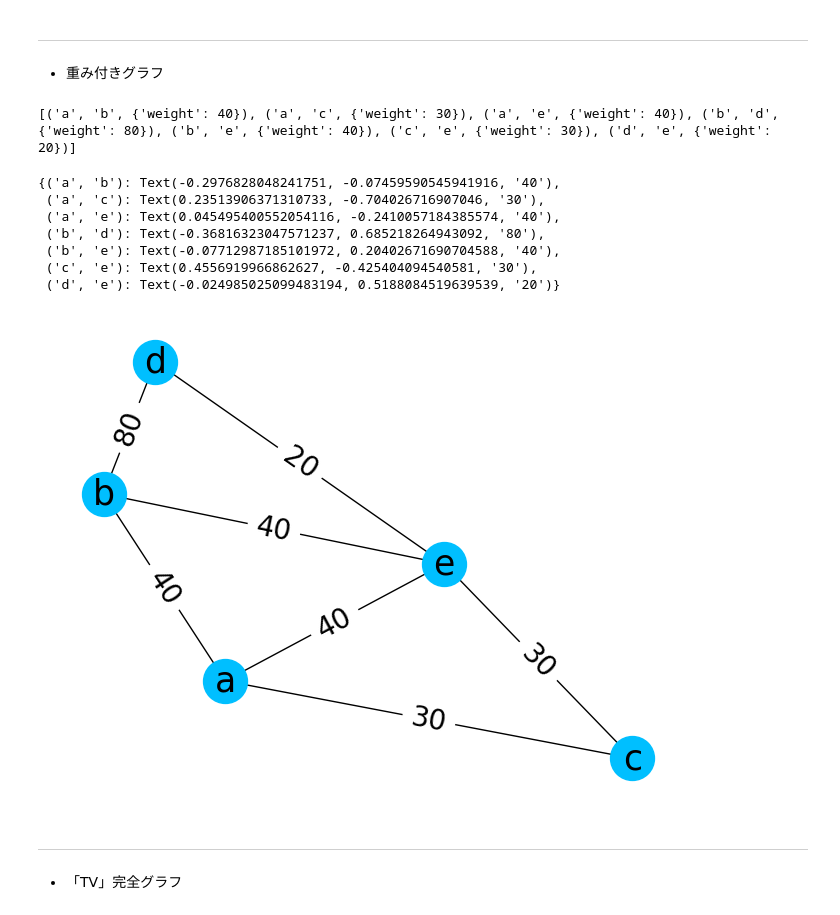
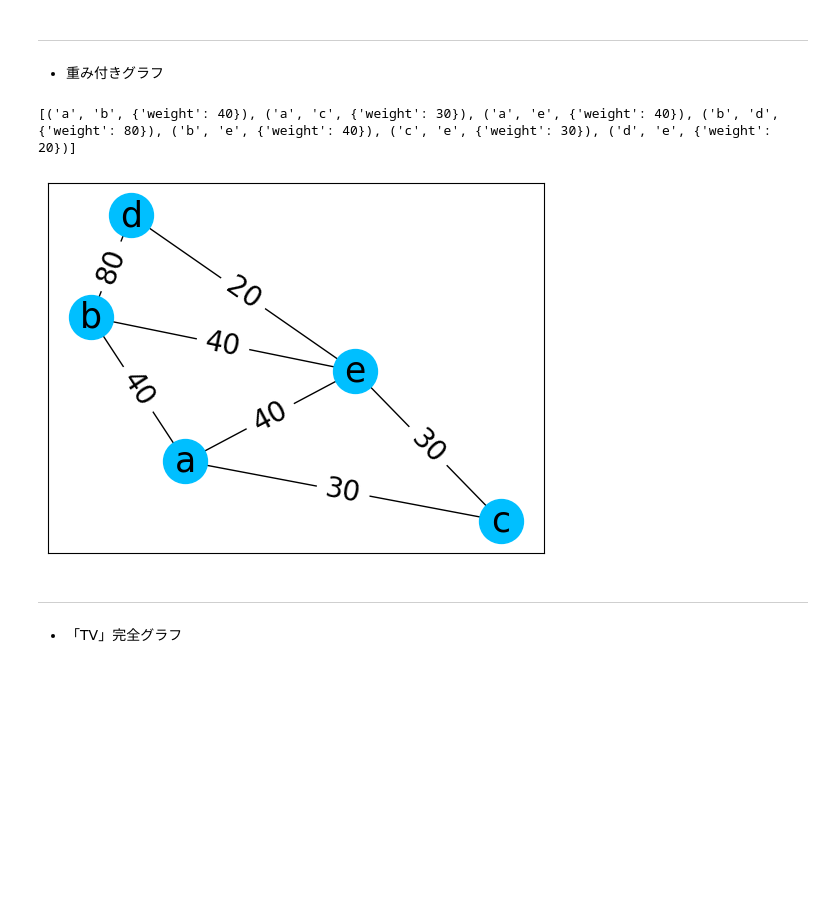
Before and after one commit to slzp6/DS2024, a Jupyter notebook: ds.ipynb, the cells around one changed output. Drawn from its saved outputs; the diff is of its cells as text; code cells hidden in the pictures; blank space fills up the shorter version.

```diff
--- a/ds.ipynb
+++ b/ds.ipynb
@@ -12070,39 +12077,34 @@ degree histogram [0, 0, 6, 2, 4, 3, 7, 4, 3, 1]
 # %%
 """ c15_11.py """
 
+import matplotlib.pyplot as plt
 import networkx as nx
 
 g = nx.Graph()
 
 nodes = ['a', 'b', 'c', 'd', 'e']
 w_edges = [('a', 'b', 40), ('a', 'c', 30), \
            ('a', 'e', 40), ('b', 'd', 80), \
            ('b', 'e', 40), ('c', 'e', 30), \
            ('d', 'e', 20)]
 
 g.add_nodes_from(nodes)
 g.add_weighted_edges_from(w_edges)
 print(g.edges(data=True))
 
 pos = nx.spring_layout(g, seed=2)
 weights = nx.get_edge_attributes(g, 'weight')
 
-nx.draw(g, pos, with_labels=True, \
+nx.draw_networkx(g, pos, with_labels=True, \
         node_color="deepskyblue",
         node_size=1000, font_size=25)
 nx.draw_networkx_edge_labels(g, pos, \
                              font_size=20, \
                              edge_labels=weights)
+plt.show()
 # %% [output]
 [('a', 'b', {'weight': 40}), ('a', 'c', {'weight': 30}), ('a', 'e', {'weight': 40}), ('b', 'd', {'weight': 80}), ('b', 'e', {'weight': 40}), ('c', 'e', {'weight': 30}), ('d', 'e', {'weight': 20})]
-{('a', 'b'): Text(-0.2976828048241751, -0.07459590545941916, '40'),
- ('a', 'c'): Text(0.23513906371310733, -0.704026716907046, '30'),
- ('a', 'e'): Text(0.045495400552054116, -0.2410057184385574, '40'),
- ('b', 'd'): Text(-0.36816323047571237, 0.685218264943092, '80'),
- ('b', 'e'): Text(-0.07712987185101972, 0.20402671690704588, '40'),
- ('c', 'e'): Text(0.4556919966862627, -0.425404094540581, '30'),
- ('d', 'e'): Text(-0.024985025099483194, 0.5188084519639539, '20')}
-[figure, old version]
+[figure, new version]
 # %% [markdown]
 
 
```
Also changed, not shown: parts of 70 cells of this notebook.
